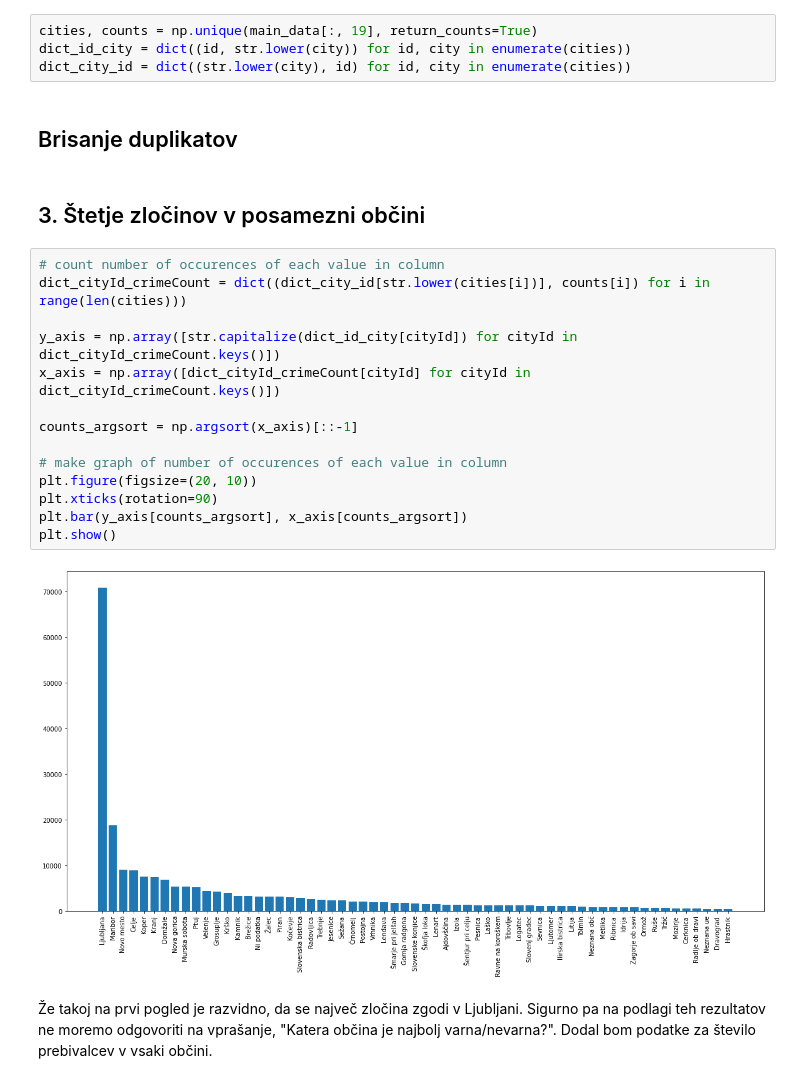
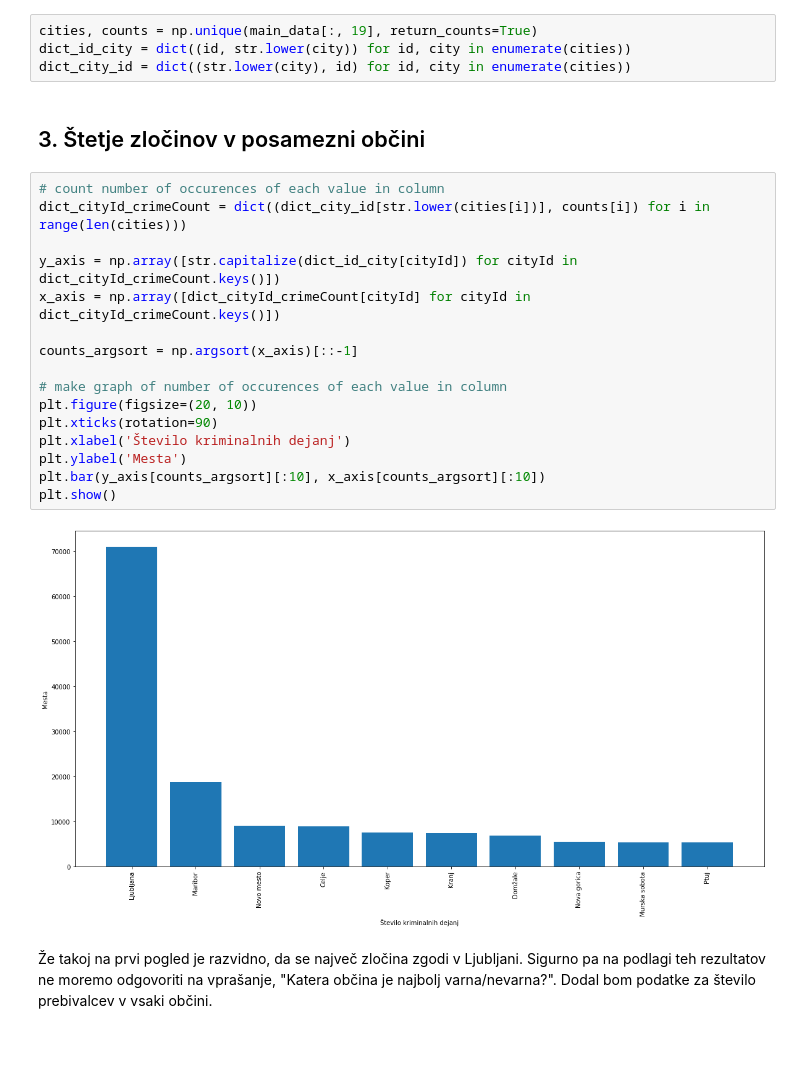
Before and after one commit to zrezke/PR21mlfjis, a Jupyter notebook: data_processing/ml_varnost_posameznih_obcin.ipynb, the cells around one changed output. Saved outputs shown, nothing was run; the diff lists cells and outputs as text; blank space fills up the shorter version.

```diff
--- a/data_processing/ml_varnost_posameznih_obcin.ipynb
+++ b/data_processing/ml_varnost_posameznih_obcin.ipynb
@@ -86,26 +86,26 @@ main_data = np.concatenate((main_data18_filtered, main_data19_filtered, main_dat
 cities, counts = np.unique(main_data[:, 19], return_counts=True)
 dict_id_city = dict((id, str.lower(city)) for id, city in enumerate(cities))
 dict_city_id = dict((str.lower(city), id) for id, city in enumerate(cities))
-# %% [markdown]
-## Brisanje duplikatov
 # %% [markdown]
 ## 3. Štetje zločinov v posamezni občini
 # %%
 # count number of occurences of each value in column
 dict_cityId_crimeCount = dict((dict_city_id[str.lower(cities[i])], counts[i]) for i in range(len(cities)))
 
 y_axis = np.array([str.capitalize(dict_id_city[cityId]) for cityId in dict_cityId_crimeCount.keys()])
 x_axis = np.array([dict_cityId_crimeCount[cityId] for cityId in dict_cityId_crimeCount.keys()])
 
 counts_argsort = np.argsort(x_axis)[::-1]
 
 # make graph of number of occurences of each value in column
 plt.figure(figsize=(20, 10))
 plt.xticks(rotation=90)
-plt.bar(y_axis[counts_argsort], x_axis[counts_argsort])
+plt.xlabel('Število kriminalnih dejanj')
+plt.ylabel('Mesta')
+plt.bar(y_axis[counts_argsort][:10], x_axis[counts_argsort][:10])
 plt.show()
 # %% [output]
-[figure, old version]
+[figure, new version]
 # %% [markdown]
 Že takoj na prvi pogled je razvidno, da se največ zločina zgodi v Ljubljani. Sigurno pa na podlagi teh rezultatov ne moremo odgovoriti na vprašanje, "Katera občina je najbolj varna/nevarna?". Dodal bom podatke za število prebivalcev v vsaki občini.
 # %%
```
Also changed, not shown: parts of 6 cells of this notebook, 10 other files.
